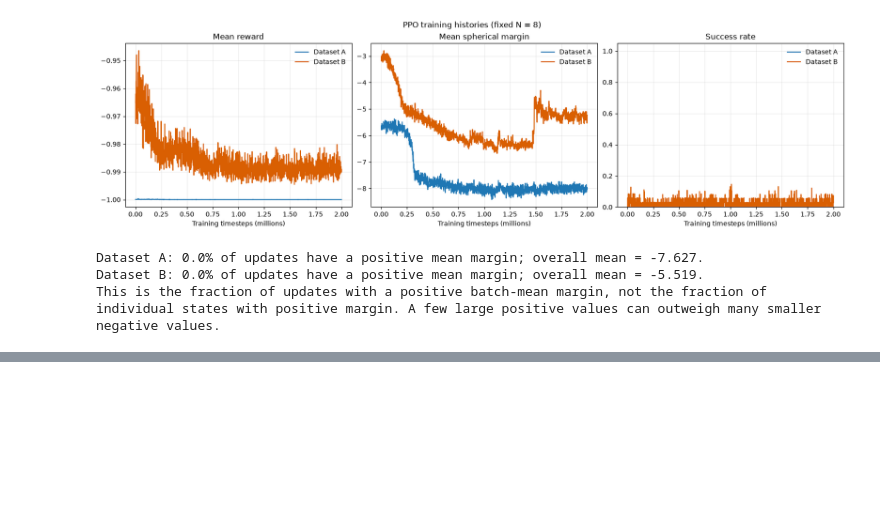
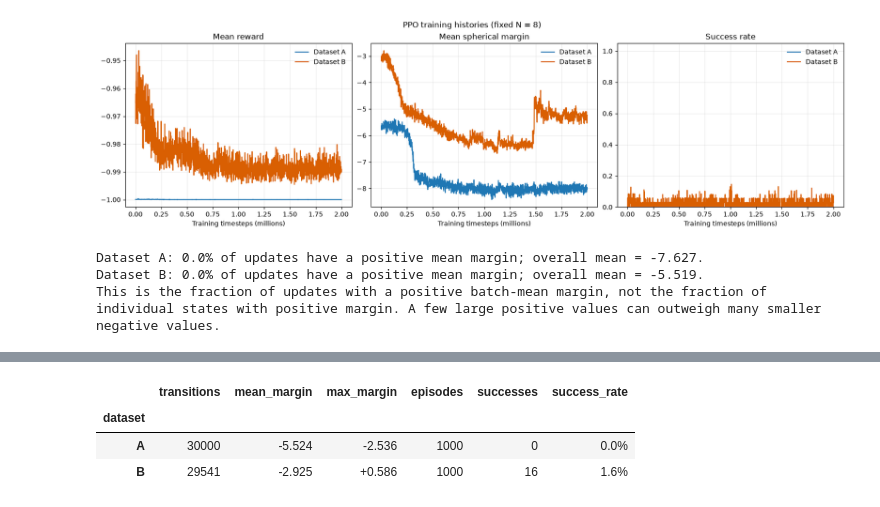
Before and after one commit to Caioriqui/AI-testing-in-Flag-Manifolds, a Jupyter notebook: notebooks/03_training_history_comparison_Nfixed8_simple.ipynb, the cells around one changed output, grey strips where cells are left out. Cells and saved outputs as stored; diff of their text form; code cells hidden in the pictures; blank space fills up the shorter version.

```diff
--- a/notebooks/03_training_history_comparison_Nfixed8_simple.ipynb
+++ b/notebooks/03_training_history_comparison_Nfixed8_simple.ipynb
@@ -136,0 +147,94 @@ This is the fraction of updates with a positive batch-mean margin, not the fract
+# %%
+N_EPISODES = 1_000
+MAX_EPISODE_STEPS = 30
+BASELINE_SEED = 2026
+
+results_dir = project_root / "results"
+results_dir.mkdir(parents=True, exist_ok=True)
+baseline_rows = []
+baseline_episode_summaries = []
+
+for dataset_index, dataset_code in enumerate(("A", "B")):
+    env_seed = BASELINE_SEED + dataset_index
+    action_seed = BASELINE_SEED + 100 + dataset_index
+    env = DynkinEnv(
+        n=8,
+        max_steps=MAX_EPISODE_STEPS,
+        dataset=dataset_code,
+        seed=env_seed,
+    )
+    action_rng = np.random.default_rng(action_seed)
+
+    for episode in range(N_EPISODES):
+        env.reset()
+        episode_rows = []
+        episode_success = False
+
+        for step in range(1, MAX_EPISODE_STEPS + 1):
+            action = int(action_rng.integers(0, env.action_dim))
+            _, _, terminated, truncated, info = env.step(action)
+            episode_rows.append({
+                "dataset": dataset_code,
+                "episode": episode,
+                "step": step,
+                "action": action,
+                "margin": info.margin,
+            })
+            if terminated or truncated:
+                episode_success = bool(info.success)
+                break
+
+        for row in episode_rows:
+            row["episode_success"] = episode_success
+            baseline_rows.append(row)
+        baseline_episode_summaries.append({
+            "dataset": dataset_code,
+            "episode": episode,
+            "steps": len(episode_rows),
+            "success": episode_success,
+        })
+
+baseline_data = pd.DataFrame(baseline_rows)
+baseline_episodes = pd.DataFrame(baseline_episode_summaries)
+
+baseline_csv_path = results_dir / "random_baseline_Nfixed8.csv"
+baseline_metadata_path = results_dir / "random_baseline_Nfixed8.json"
+baseline_data.to_csv(baseline_csv_path, index=False)
+
+baseline_metadata = {
+    "n": 8,
+    "max_episode_steps": MAX_EPISODE_STEPS,
+    "episodes_per_dataset": N_EPISODES,
+    "datasets": ["A", "B"],
+    "action_dim": 112,
+    "action_sampling": "uniform integer action in [0, action_dim)",
+    "env_seeds": {"A": BASELINE_SEED, "B": BASELINE_SEED + 1},
+    "action_rng_seeds": {"A": BASELINE_SEED + 100, "B": BASELINE_SEED + 101},
+    "margin": "raw per-transition spherical margin from StepInfo.margin",
+    "success": "episode_success is repeated on each transition row for its episode",
+}
+baseline_metadata_path.write_text(json.dumps(baseline_metadata, indent=2), encoding="utf-8")
+
+baseline_summary = baseline_data.groupby("dataset").agg(
+    transitions=("margin", "size"),
+    mean_margin=("margin", "mean"),
+    max_margin=("margin", "max"),
+)
+baseline_episode_summary = baseline_episodes.groupby("dataset").agg(
+    episodes=("episode", "size"),
+    successes=("success", "sum"),
+    success_rate=("success", "mean"),
+)
+baseline_summary = baseline_summary.join(baseline_episode_summary)
+display(baseline_summary.style.format({
+    "mean_margin": "{:+.3f}",
+    "max_margin": "{:+.3f}",
+    "success_rate": "{:.1%}",
+}))
+print(f"Saved transition records: {baseline_csv_path}")
+print(f"Saved run configuration: {baseline_metadata_path}")
+# %% [output]
+|  | transitions | mean_margin | max_margin | episodes | successes | success_rate |
+| dataset |  |  |  |  |  |  |
+| A | 30000 | -5.524 | -2.536 | 1000 | 0 | 0.0% |
+| B | 29541 | -2.925 | +0.586 | 1000 | 16 | 1.6% |
```
Also changed, not shown: parts of 6 cells of this notebook.
